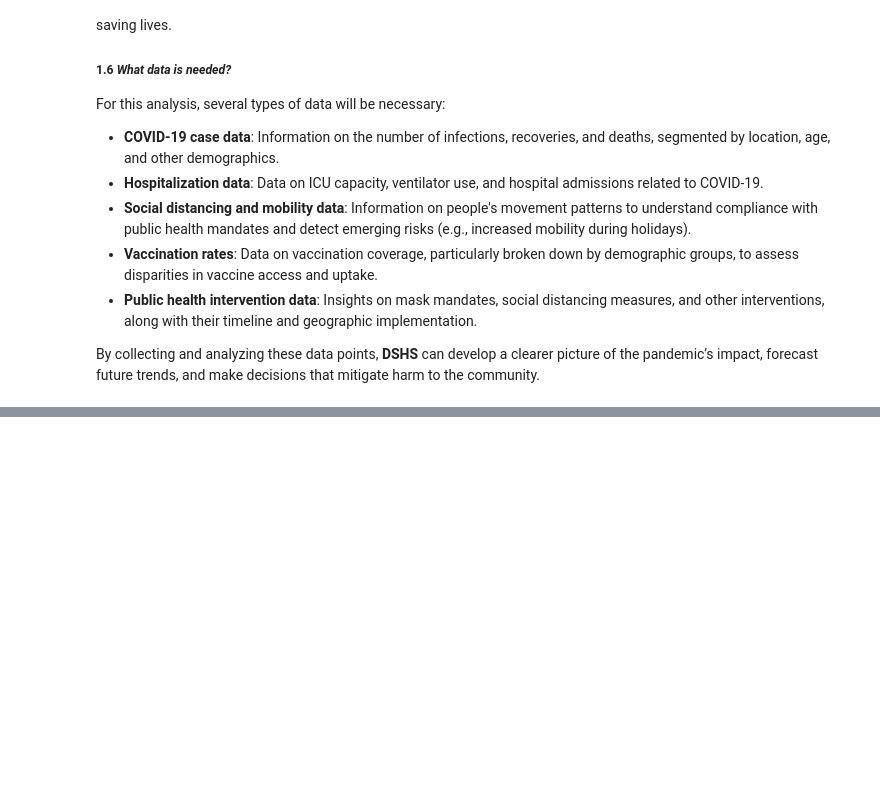
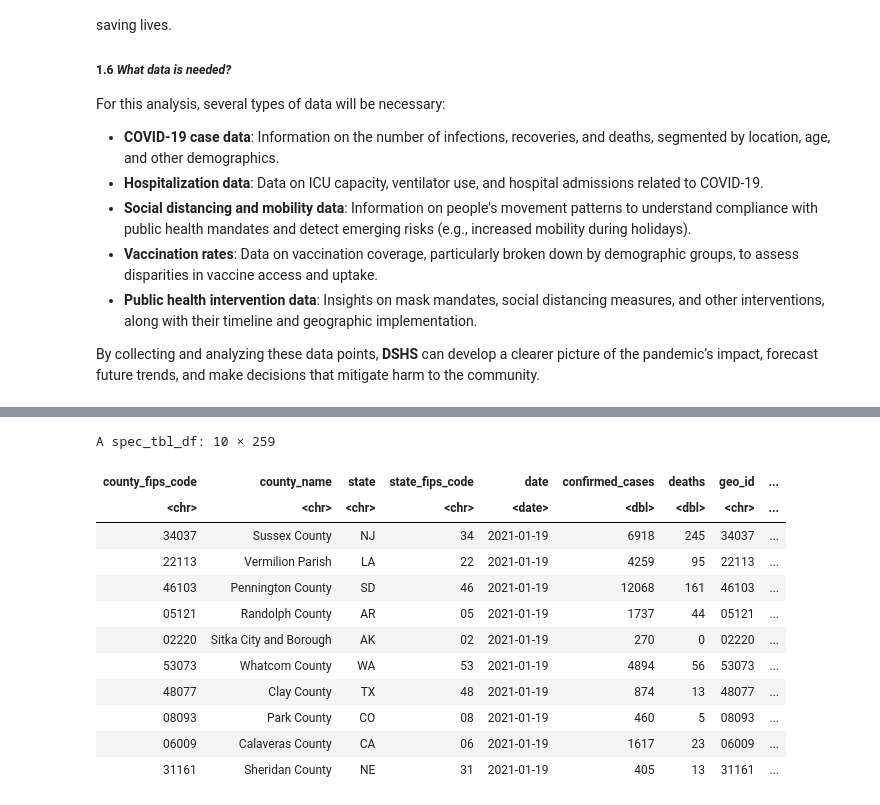
Before and after one commit to Juan-Carlos-D/DM-Team, a Jupyter notebook: Project 2/Rough Drafts/RD 1.ipynb, the cells around one changed output, grey strips where cells are left out. Saved outputs shown, nothing was run; the diff lists cells and outputs as text; code cells hidden in the pictures; blank space fills up the shorter version.

```diff
--- a/Project 2/Rough Drafts/RD 1.ipynb
+++ b/Project 2/Rough Drafts/RD 1.ipynb
@@ -158,13 +143,4 @@ The following object is masked from ‘package:purrr’:
 # %%
-# Define base directory
-#base_dir <- "../../../../../../../Desktop/COVID-19/"
-#base_dir <- "C:/Users/leona/OneDrive/CSMS/Data Mining (CS7331)/Projects/Project 1/COVID-19/"
-base_dir <- "/Users/salissa/Desktop/Data Mining/Datasets/COVID-19"
-
-# Read all CSVs in the folder into a named list
-file_paths <- list.files(base_dir, pattern = "\\.csv$", full.names = TRUE)
-file_names <- tools::file_path_sans_ext(basename(file_paths))
-datasets <- setNames(lapply(file_paths, read.csv), file_names)
-
-cat("\n--- All datasets successfully loaded! ---\n")
+# Load and read dataset
+c19_census <- read_csv("/Users/salissa/Desktop/Data Mining/Datasets/COVID-19/c19_census.csv")
 # %% [output]
@@ -259,0 +164,18 @@ Identify a feature you could use as the ground truth to perform supervised evalu
+# %%
+# Randomly display 10 rows
+c19_census %>%
+  sample_n(10)
+# %% [output]
+A spec_tbl_df: 10 × 259
+| county_fips_code | county_name | state | state_fips_code | date | confirmed_cases | deaths | geo_id | ... |
+| <chr> | <chr> | <chr> | <chr> | <date> | <dbl> | <dbl> | <chr> | ... |
+| 34037 | Sussex County | NJ | 34 | 2021-01-19 | 6918 | 245 | 34037 | ... |
+| 22113 | Vermilion Parish | LA | 22 | 2021-01-19 | 4259 | 95 | 22113 | ... |
+| 46103 | Pennington County | SD | 46 | 2021-01-19 | 12068 | 161 | 46103 | ... |
+| 05121 | Randolph County | AR | 05 | 2021-01-19 | 1737 | 44 | 05121 | ... |
+| 02220 | Sitka City and Borough | AK | 02 | 2021-01-19 | 270 | 0 | 02220 | ... |
+| 53073 | Whatcom County | WA | 53 | 2021-01-19 | 4894 | 56 | 53073 | ... |
+| 48077 | Clay County | TX | 48 | 2021-01-19 | 874 | 13 | 48077 | ... |
+| 08093 | Park County | CO | 08 | 2021-01-19 | 460 | 5 | 08093 | ... |
+| 06009 | Calaveras County | CA | 06 | 2021-01-19 | 1617 | 23 | 06009 | ... |
+| 31161 | Sheridan County | NE | 31 | 2021-01-19 | 405 | 13 | 31161 | ... |
```
Also changed, not shown: parts of 45 cells of this notebook.
